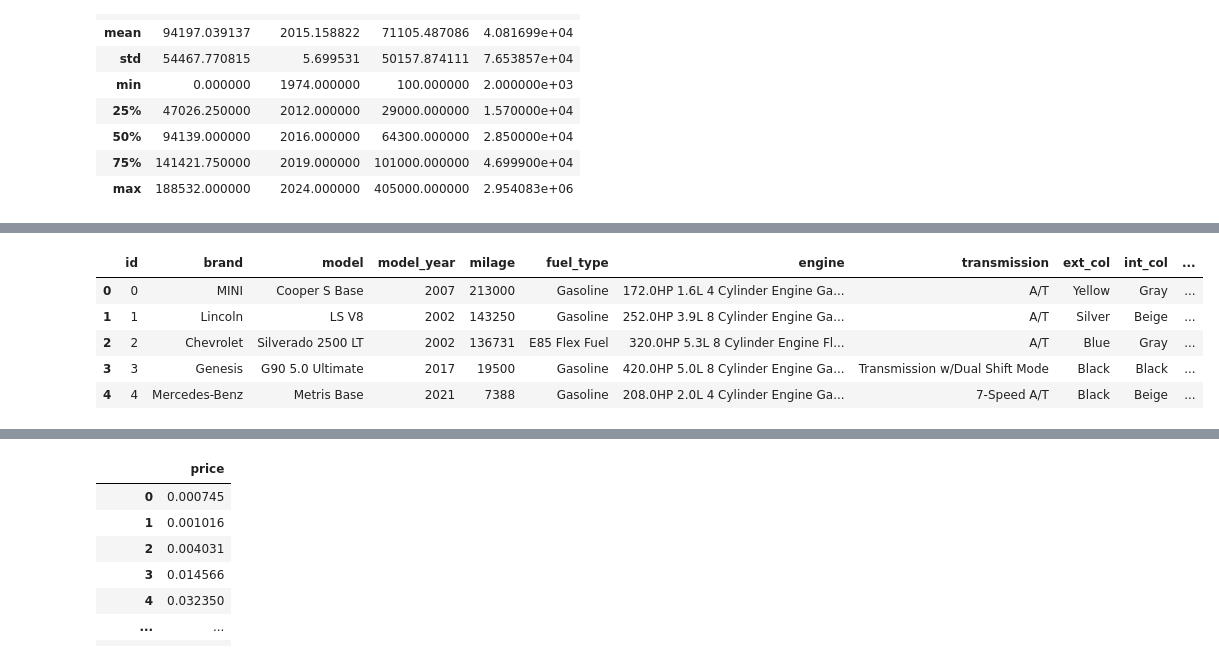
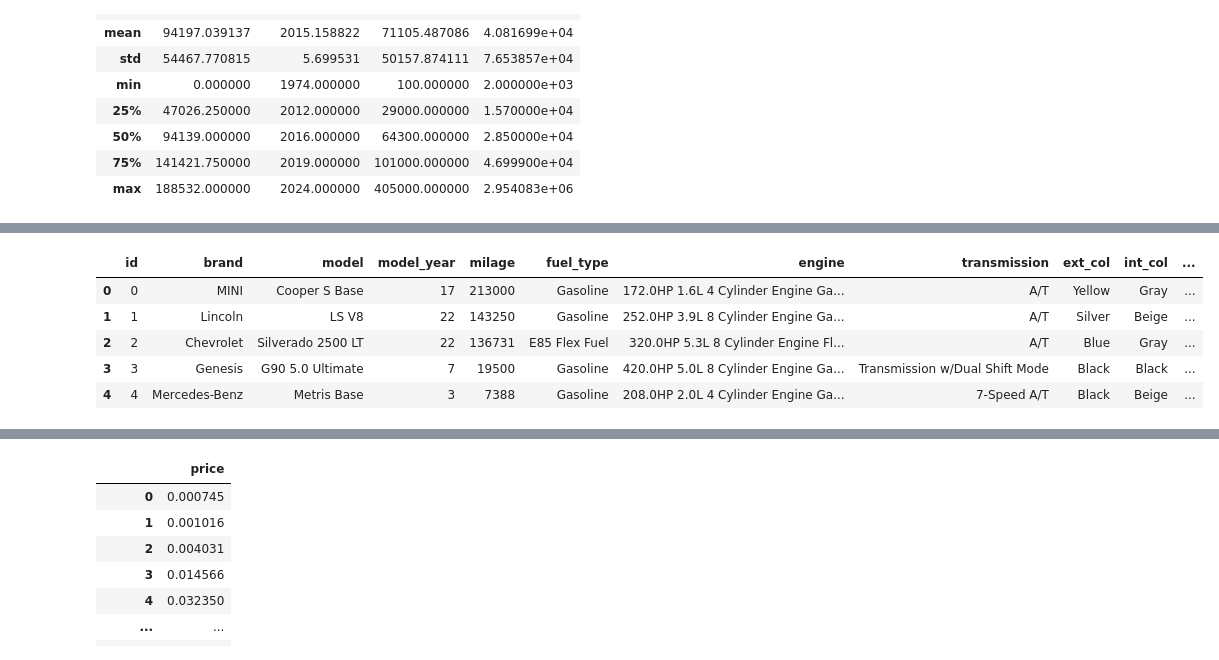
Before and after one commit to moridin04/CCMACLRL_EXAM_COM221ML, a Jupyter notebook: Midterm_Exam.ipynb, the cells around one changed output, grey strips where cells are left out. Drawn from its saved outputs; the diff is of its cells as text; code cells hidden in the pictures.

```diff
--- a/Midterm_Exam.ipynb
+++ b/Midterm_Exam.ipynb
@@ -119,13 +119,13 @@ df.sample(20)
 # %%
 from datetime import datetime
 
 current_year = datetime.now().year
-df['car_age'] = current_year - df['model_year'].astype(int)
+df['model_year'] = current_year - df['model_year'].astype(int)
 df.head()
 # %% [output]
 |  | id | brand | model | model_year | milage | fuel_type | engine | transmission | ext_col | int_col | ... |
-| 0 | 0 | MINI | Cooper S Base | 2007 | 213000 | Gasoline | 172.0HP 1.6L 4 Cylinder Engine Ga... | A/T | Yellow | Gray | ... |
-| 1 | 1 | Lincoln | LS V8 | 2002 | 143250 | Gasoline | 252.0HP 3.9L 8 Cylinder Engine Ga... | A/T | Silver | Beige | ... |
-| 2 | 2 | Chevrolet | Silverado 2500 LT | 2002 | 136731 | E85 Flex Fuel | 320.0HP 5.3L 8 Cylinder Engine Fl... | A/T | Blue | Gray | ... |
-| 3 | 3 | Genesis | G90 5.0 Ultimate | 2017 | 19500 | Gasoline | 420.0HP 5.0L 8 Cylinder Engine Ga... | Transmission w/Dual Shift Mode | Black | Black | ... |
-| 4 | 4 | Mercedes-Benz | Metris Base | 2021 | 7388 | Gasoline | 208.0HP 2.0L 4 Cylinder Engine Ga... | 7-Speed A/T | Black | Beige | ... |
+| 0 | 0 | MINI | Cooper S Base | 17 | 213000 | Gasoline | 172.0HP 1.6L 4 Cylinder Engine Ga... | A/T | Yellow | Gray | ... |
+| 1 | 1 | Lincoln | LS V8 | 22 | 143250 | Gasoline | 252.0HP 3.9L 8 Cylinder Engine Ga... | A/T | Silver | Beige | ... |
+| 2 | 2 | Chevrolet | Silverado 2500 LT | 22 | 136731 | E85 Flex Fuel | 320.0HP 5.3L 8 Cylinder Engine Fl... | A/T | Blue | Gray | ... |
+| 3 | 3 | Genesis | G90 5.0 Ultimate | 7 | 19500 | Gasoline | 420.0HP 5.0L 8 Cylinder Engine Ga... | Transmission w/Dual Shift Mode | Black | Black | ... |
+| 4 | 4 | Mercedes-Benz | Metris Base | 3 | 7388 | Gasoline | 208.0HP 2.0L 4 Cylinder Engine Ga... | 7-Speed A/T | Black | Beige | ... |
```
Also changed, not shown: parts of 12 cells of this notebook.
